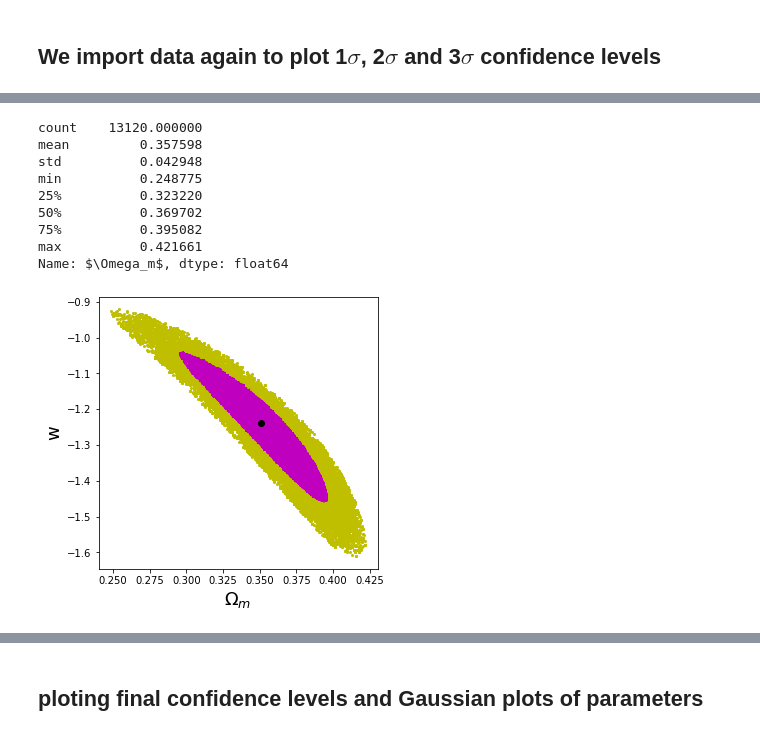
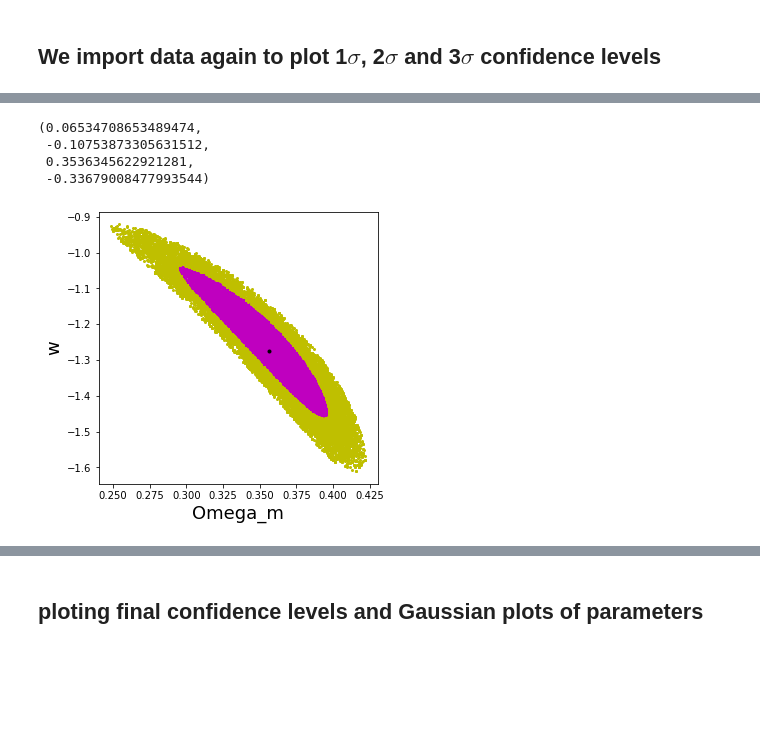
Before and after one commit to nooshinehz/Best_values_and_contours, a Jupyter notebook: countors_MCMC.ipynb, the cells around one changed output, grey strips where cells are left out. Saved outputs shown, nothing was run; the diff lists cells and outputs as text; code cells hidden in the pictures; blank space fills up the shorter version.

```diff
--- a/countors_MCMC.ipynb
+++ b/countors_MCMC.ipynb
@@ -37,7 +40,8 @@ data=np.genfromtxt(path_data)
 df=pd.DataFrame(data)
 
 # Eliminating some extra columns
-df.columns=[ 'ones', 'zeros' ,r'$\Omega_m$', 'w', 'chi']
+# df.columns=[ 'ones', 'zeros' ,r'$\Omega_m$', 'w', 'chi']
+df.columns=[ 'ones', 'zeros' ,'Omega_m', 'w', 'chi']
 df=df.drop(['ones', 'zeros'], axis=1)
 df
 # %% [output]
@@ -80,9 +84,9 @@ which N is the number of chains (here is 5000) and theta is our free paramter
 # omega_best= df[r'$\Omega_m$'].mean()
 # w_best= fp['w'].mean()
 
-data=[df[r'$\Omega_m$'].mean(), df['w'].mean()]
+data=[df['Omega_m'].mean(), df['w'].mean()]
 
-best= pd.DataFrame(data, [r'$\Omega_m$', 'w'])
+best= pd.DataFrame(data, ['Omega_m', 'w'])
 best= best.T
 best
 # %% [output]
@@ -97,7 +101,7 @@ path_data = cwd+'/data/Supernova-chain-50000.txt'
 
 data = np.genfromtxt(path_data)
 da = pd.DataFrame(data)
-da.columns = [ 'ones', 'zeros' ,r'$\Omega_m$', 'w', 'chi']
+da.columns = [ 'ones', 'zeros' ,'Omega_m', 'w', 'chi']
 da = da.drop(['ones', 'zeros'], axis =1)
 
 # Forming Subsample_1 to Plot data in 1sigma confidence level (for n= 2 & CL= 68.27%, limit line of 1 sigma CL is chi-chi(min)<2.3)
@@ -105,19 +109,19 @@ sbs_1 = da[da.chi-(da['chi'].min()) < 2.3]
 
 plt.rcParams["figure.figsize"] = (5,5)
 
-a= sbs_1[r'$\Omega_m$']
+a= sbs_1['Omega_m']
 b= sbs_1['w']
 
 plt.plot(a, b,  'mo', markersize = 1)
-plt.plot( fp[r'$\Omega_m$'], fp['w'], 'ko' )
-plt.xlabel(r'$\Omega_m$', fontsize = 18);
+plt.plot(best['Omega_m'], best['w'], 'ko', markersize=3)
+plt.xlabel('Omega_m', fontsize = 18);
 plt.ylabel('w', fontsize = 18);
 
 
 
 # 1 sigma error for "Omega_m" parameter
-U_err_om_1 = (sbs_1[r'$\Omega_m$'].max()) - (da[r'$\Omega_m$'].mean())
-D_err_om_1 = (sbs_1[r'$\Omega_m$'].min()) - (da[r'$\Omega_m$'].mean())
+U_err_om_1 = (sbs_1['Omega_m'].max()) - (da['Omega_m'].mean())
+D_err_om_1 = (sbs_1['Omega_m'].min()) - (da['Omega_m'].mean())
 
 # 1 sigma error for "w" parameter
 U_err_w_1 = (sbs_1['w'].max()) - (da['w'].mean())
@@ -126,5 +130,5 @@ D_err_w_1 = (sbs_1['w'].min()) - (da['w'].mean())
 
 
 U_err_om_1, D_err_om_1, U_err_w_1, D_err_w_1
-sbs_1['w'].describe()
+# sbs_1['w'].describe()
 # %% [output]
@@ -141,44 +140,39 @@ Name: w, dtype: float64
 # %%
 # subsample_1=da[da.chi-(1032.4620111882687)<2.3]
 # other_than_subsample_1=da.drop(subsample_1.index)
 # db=other_than_subsample_1
 
 # Forming Subsample_2 to Plot data in 2sigma confidence level (for n= 2 & CL= 68.27%, limit line of 2sigma CL is 2.3<chi-chi(min)<6.17)
 sbs_2=da[(da.chi - (da['chi'].min()) < 6.17)  &  (2.3 < da.chi - (da['chi'].min()))]
 
 
 plt.rcParams["figure.figsize"] = (5,5)
 
 
-plt.plot(sbs_1[r'$\Omega_m$'], sbs_1['w'], 'mo', markersize = 1)
-plt.plot(sbs_2[r'$\Omega_m$'], sbs_2['w'], 'yo', markersize = 2)
-plt.plot( fp[r'$\Omega_m$'], fp['w'], 'ko' )
+plt.plot(sbs_1['Omega_m'], sbs_1['w'], 'mo', markersize = 1)
+plt.plot(sbs_2['Omega_m'], sbs_2['w'], 'yo', markersize = 2)
+plt.plot(best['Omega_m'], best['w'], 'ko', markersize=3)
 
 
-plt.xlabel(r'$\Omega_m$', fontsize =18);
+plt.xlabel('Omega_m', fontsize =18);
 plt.ylabel('w', fontsize =18);
 
 # 2 sigma error for "Omega_m" parameter
-U_err_om_2 = (sbs_2[r'$\Omega_m$'].max()) - (da[r'$\Omega_m$'].mean())
-D_err_om_2 = (sbs_2[r'$\Omega_m$'].min()) - (da[r'$\Omega_m$'].mean())
+U_err_om_2 = (sbs_2['Omega_m'].max()) - (da['Omega_m'].mean())
+D_err_om_2 = (sbs_2['Omega_m'].min()) - (da['Omega_m'].mean())
 
 # 2 sigma error for "w" parameter
 U_err_w_2 = (sbs_2['w'].max()) - (da['w'].mean())
 D_err_w_2 = (sbs_2['w'].min()) - (da['w'].mean())
 
 U_err_om_2, D_err_om_2, U_err_w_2, D_err_w_2
-sbs_2[r'$\Omega_m$'].describe()
+# sbs_2[r'$\Omega_m$'].describe()
 # %% [output]
-count    13120.000000
-mean         0.357598
-std          0.042948
-min          0.248775
-25%          0.323220
-50%          0.369702
-75%          0.395082
-max          0.421661
-Name: $\Omega_m$, dtype: float64
+(0.06534708653489474,
+ -0.10753873305631512,
+ 0.3536345622921281,
+ -0.33679008477993544)
-[figure, old version]
+[figure, new version]
 # %%
 
 # Forming Subsample_2 to Plot data in 2sigma confidence level (for n= 2 & CL= 68.27%, limit line of 2sigma CL is 6.17<chi-chi(min)<11.8)
```
Also changed, not shown: parts of 13 cells of this notebook.
